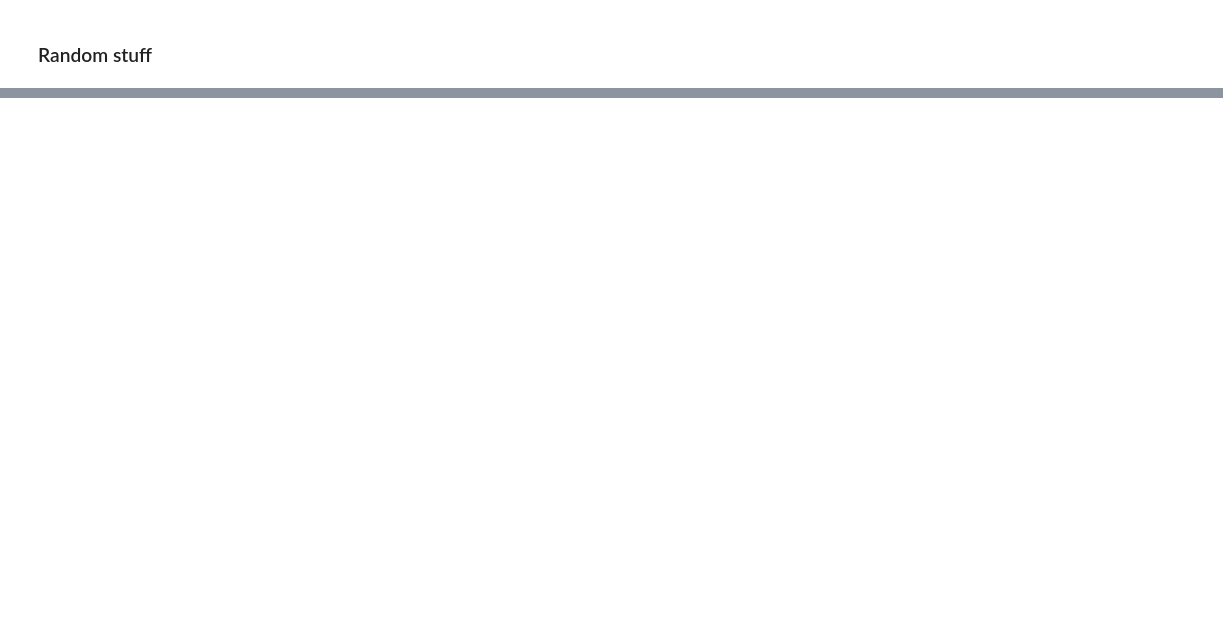
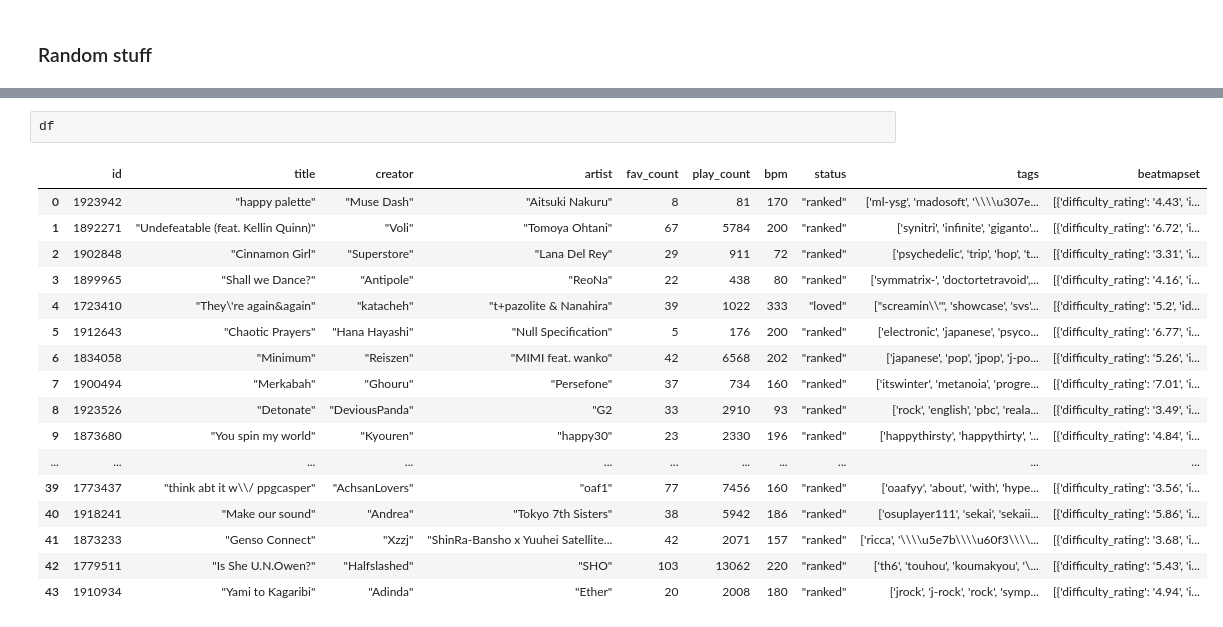
Before and after one commit to MlakarT/MlakarT-Analiza-podatkov-osu-, a Jupyter notebook: capture.ipynb, the cells around one changed output, grey strips where cells are left out. Saved outputs shown, nothing was run; the diff lists cells and outputs as text; blank space fills up the shorter version.

```diff
--- a/capture.ipynb
+++ b/capture.ipynb
@@ -267,0 +284,20 @@ subtable_by_playcount.head(10)
+# %%
+df
+# %% [output]
+|  | id | title | creator | artist | fav_count | play_count | bpm | status | tags | beatmapset |
+| 0 | 1923942 | "happy palette" | "Muse Dash" | "Aitsuki Nakuru" | 8 | 81 | 170 | "ranked" | ['ml-ysg', 'madosoft', '\\\\u307e... | [{'difficulty_rating': '4.43', 'i... |
+| 1 | 1892271 | "Undefeatable (feat. Kellin Quinn)" | "Voli" | "Tomoya Ohtani" | 67 | 5784 | 200 | "ranked" | ['synitri', 'infinite', 'giganto'... | [{'difficulty_rating': '6.72', 'i... |
+| 2 | 1902848 | "Cinnamon Girl" | "Superstore" | "Lana Del Rey" | 29 | 911 | 72 | "ranked" | ['psychedelic', 'trip', 'hop', 't... | [{'difficulty_rating': '3.31', 'i... |
+| 3 | 1899965 | "Shall we Dance?" | "Antipole" | "ReoNa" | 22 | 438 | 80 | "ranked" | ['symmatrix-', 'doctortetravoid',... | [{'difficulty_rating': '4.16', 'i... |
+| 4 | 1723410 | "They\'re again&again" | "katacheh" | "t+pazolite & Nanahira" | 39 | 1022 | 333 | "loved" | ["screamin\\'", 'showcase', 'svs'... | [{'difficulty_rating': '5.2', 'id... |
+| 5 | 1912643 | "Chaotic Prayers" | "Hana Hayashi" | "Null Specification" | 5 | 176 | 200 | "ranked" | ['electronic', 'japanese', 'psyco... | [{'difficulty_rating': '6.77', 'i... |
+| 6 | 1834058 | "Minimum" | "Reiszen" | "MIMI feat. wanko" | 42 | 6568 | 202 | "ranked" | ['japanese', 'pop', 'jpop', 'j-po... | [{'difficulty_rating': '5.26', 'i... |
+| 7 | 1900494 | "Merkabah" | "Ghouru" | "Persefone" | 37 | 734 | 160 | "ranked" | ['itswinter', 'metanoia', 'progre... | [{'difficulty_rating': '7.01', 'i... |
+| 8 | 1923526 | "Detonate" | "DeviousPanda" | "G2 | 33 | 2910 | 93 | "ranked" | ['rock', 'english', 'pbc', 'reala... | [{'difficulty_rating': '3.49', 'i... |
+| 9 | 1873680 | "You spin my world" | "Kyouren" | "happy30" | 23 | 2330 | 196 | "ranked" | ['happythirsty', 'happythirty', '... | [{'difficulty_rating': '4.84', 'i... |
+| ... | ... | ... | ... | ... | ... | ... | ... | ... | ... | ... |
+| 39 | 1773437 | "think abt it w\\/ ppgcasper" | "AchsanLovers" | "oaf1" | 77 | 7456 | 160 | "ranked" | ['oaafyy', 'about', 'with', 'hype... | [{'difficulty_rating': '3.56', 'i... |
+| 40 | 1918241 | "Make our sound" | "Andrea" | "Tokyo 7th Sisters" | 38 | 5942 | 186 | "ranked" | ['osuplayer111', 'sekai', 'sekaii... | [{'difficulty_rating': '5.86', 'i... |
+| 41 | 1873233 | "Genso Connect" | "Xzzj" | "ShinRa-Bansho x Yuuhei Satellite... | 42 | 2071 | 157 | "ranked" | ['ricca', '\\\\u5e7b\\\\u60f3\\\\... | [{'difficulty_rating': '3.68', 'i... |
+| 42 | 1779511 | "Is She U.N.Owen?" | "Halfslashed" | "SHO" | 103 | 13062 | 220 | "ranked" | ['th6', 'touhou', 'koumakyou', '\... | [{'difficulty_rating': '5.43', 'i... |
+| 43 | 1910934 | "Yami to Kagaribi" | "Adinda" | "Ether" | 20 | 2008 | 180 | "ranked" | ['jrock', 'j-rock', 'rock', 'symp... | [{'difficulty_rating': '4.94', 'i... |
```
Also changed, not shown: parts of 16 cells of this notebook, 2 other files.
